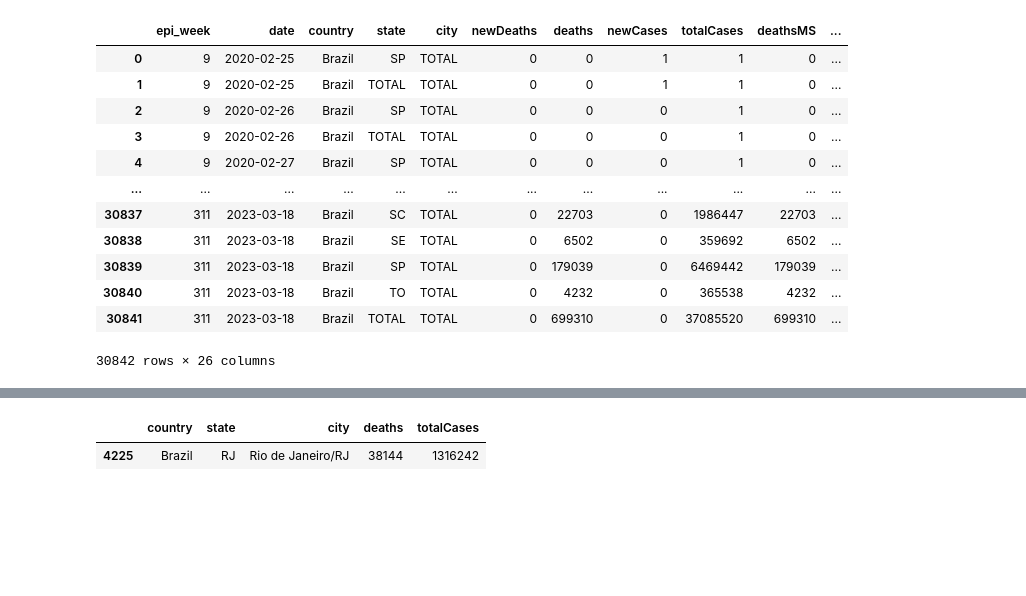
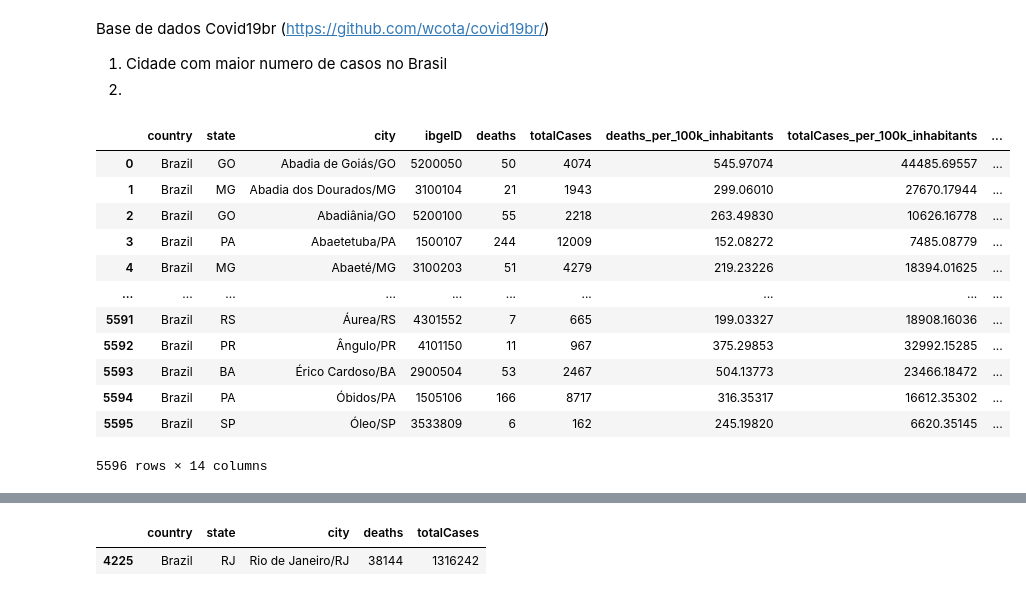
Before and after one commit to GabrielBF1/Ada_Project_Avancado, a Jupyter notebook: code/dataset.ipynb, the cells around one changed output, grey strips where cells are left out. Cells and saved outputs as stored; diff of their text form; code cells hidden in the pictures; blank space fills up the shorter version.

```diff
--- a/code/dataset.ipynb
+++ b/code/dataset.ipynb
@@ -1,5 +1,11 @@
 # %%
 #Base de dados: Covid19br (https://github.com/wcota/covid19br/)
+# %% [markdown]
+Base de dados Covid19br (https://github.com/wcota/covid19br/)
+
+
+1. Cidade com maior numero de casos no Brasil
+2.
 # %%
 import pandas as pd
 import seaborn as sns
@@ -17,20 +23,20 @@ def human_format(num):
 
 covid_dataset_cities = pd.read_csv('c:\\Users\\gbdfigu\\Desktop\\Ada_Project_Avancado\\dataset\\cases-brazil-cities.csv')
 covid_dataset_state = pd.read_csv('c:\\Users\\gbdfigu\\Desktop\\Ada_Project_Avancado\\dataset\\cases-brazil-states.csv')
-covid_dataset_total = pd.read_csv('c:\\Users\\gbdfigu\\Desktop\\Ada_Project_Avancado\\dataset\\cases-brazil-total.csv')
 covid_dataset_time_total = pd.read_csv('c:\\Users\\gbdfigu\\Desktop\\Ada_Project_Avancado\\dataset\\cases-brazil-cities-time_changesOnly.csv')
-covid_dataset_state
-# %% [output]
-|  | epi_week | date | country | state | city | newDeaths | deaths | newCases | totalCases | deathsMS | ... |
-| 0 | 9 | 2020-02-25 | Brazil | SP | TOTAL | 0 | 0 | 1 | 1 | 0 | ... |
-| 1 | 9 | 2020-02-25 | Brazil | TOTAL | TOTAL | 0 | 0 | 1 | 1 | 0 | ... |
-| 2 | 9 | 2020-02-26 | Brazil | SP | TOTAL | 0 | 0 | 0 | 1 | 0 | ... |
-| 3 | 9 | 2020-02-26 | Brazil | TOTAL | TOTAL | 0 | 0 | 0 | 1 | 0 | ... |
-| 4 | 9 | 2020-02-27 | Brazil | SP | TOTAL | 0 | 0 | 0 | 1 | 0 | ... |
-| ... | ... | ... | ... | ... | ... | ... | ... | ... | ... | ... | ... |
-| 30837 | 311 | 2023-03-18 | Brazil | SC | TOTAL | 0 | 22703 | 0 | 1986447 | 22703 | ... |
-| 30838 | 311 | 2023-03-18 | Brazil | SE | TOTAL | 0 | 6502 | 0 | 359692 | 6502 | ... |
-| 30839 | 311 | 2023-03-18 | Brazil | SP | TOTAL | 0 | 179039 | 0 | 6469442 | 179039 | ... |
-| 30840 | 311 | 2023-03-18 | Brazil | TO | TOTAL | 0 | 4232 | 0 | 365538 | 4232 | ... |
-| 30841 | 311 | 2023-03-18 | Brazil | TOTAL | TOTAL | 0 | 699310 | 0 | 37085520 | 699310 | ... |
-30842 rows × 26 columns
+# %%
+covid_dataset_cities
+# %% [output]
+|  | country | state | city | ibgeID | deaths | totalCases | deaths_per_100k_inhabitants | totalCases_per_100k_inhabitants | ... |
+| 0 | Brazil | GO | Abadia de Goiás/GO | 5200050 | 50 | 4074 | 545.97074 | 44485.69557 | ... |
+| 1 | Brazil | MG | Abadia dos Dourados/MG | 3100104 | 21 | 1943 | 299.06010 | 27670.17944 | ... |
+| 2 | Brazil | GO | Abadiânia/GO | 5200100 | 55 | 2218 | 263.49830 | 10626.16778 | ... |
+| 3 | Brazil | PA | Abaetetuba/PA | 1500107 | 244 | 12009 | 152.08272 | 7485.08779 | ... |
+| 4 | Brazil | MG | Abaeté/MG | 3100203 | 51 | 4279 | 219.23226 | 18394.01625 | ... |
+| ... | ... | ... | ... | ... | ... | ... | ... | ... | ... |
+| 5591 | Brazil | RS | Áurea/RS | 4301552 | 7 | 665 | 199.03327 | 18908.16036 | ... |
+| 5592 | Brazil | PR | Ângulo/PR | 4101150 | 11 | 967 | 375.29853 | 32992.15285 | ... |
+| 5593 | Brazil | BA | Érico Cardoso/BA | 2900504 | 53 | 2467 | 504.13773 | 23466.18472 | ... |
+| 5594 | Brazil | PA | Óbidos/PA | 1505106 | 166 | 8717 | 316.35317 | 16612.35302 | ... |
+| 5595 | Brazil | SP | Óleo/SP | 3533809 | 6 | 162 | 245.19820 | 6620.35145 | ... |
+5596 rows × 14 columns
```
Also changed, not shown: parts of 4 cells of this notebook.
